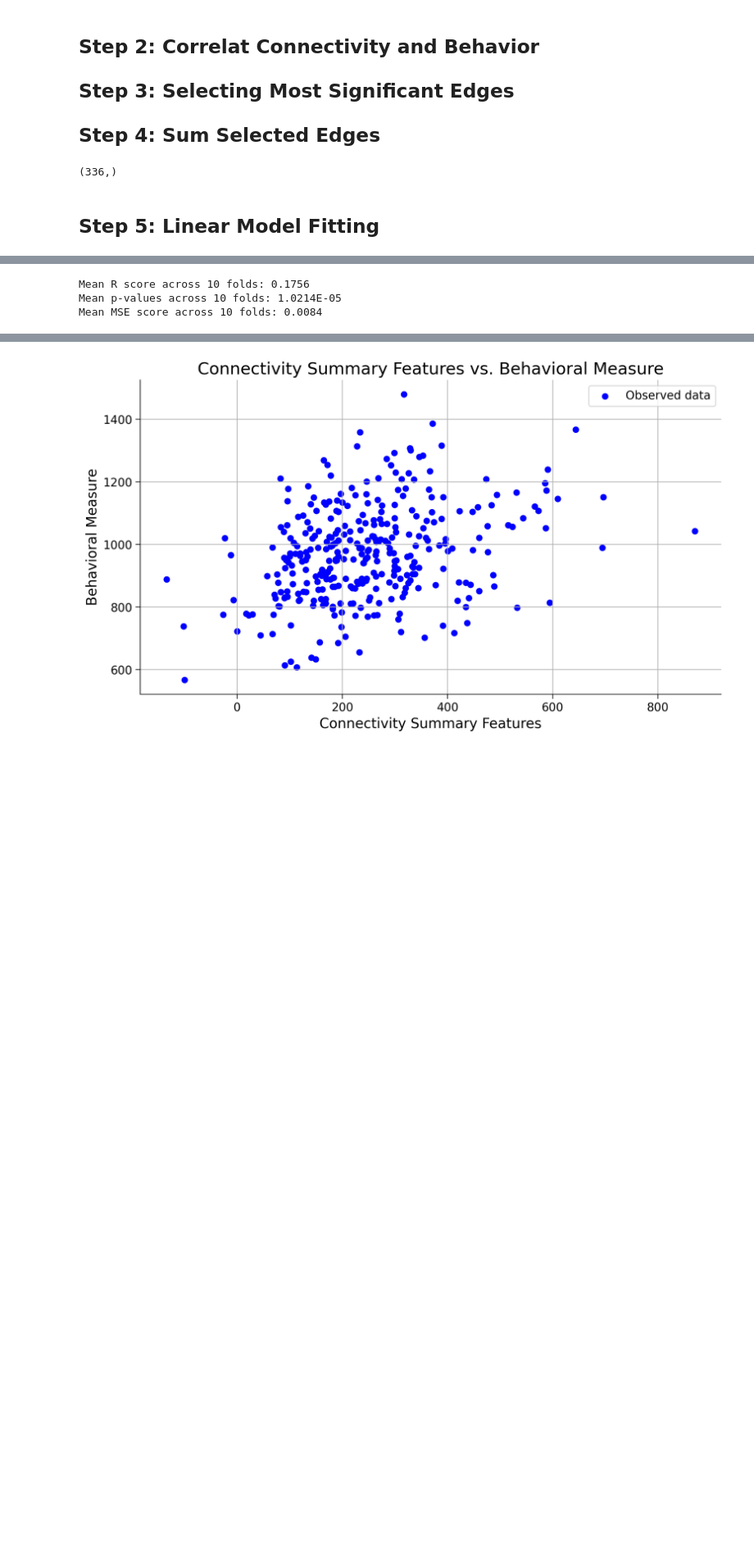
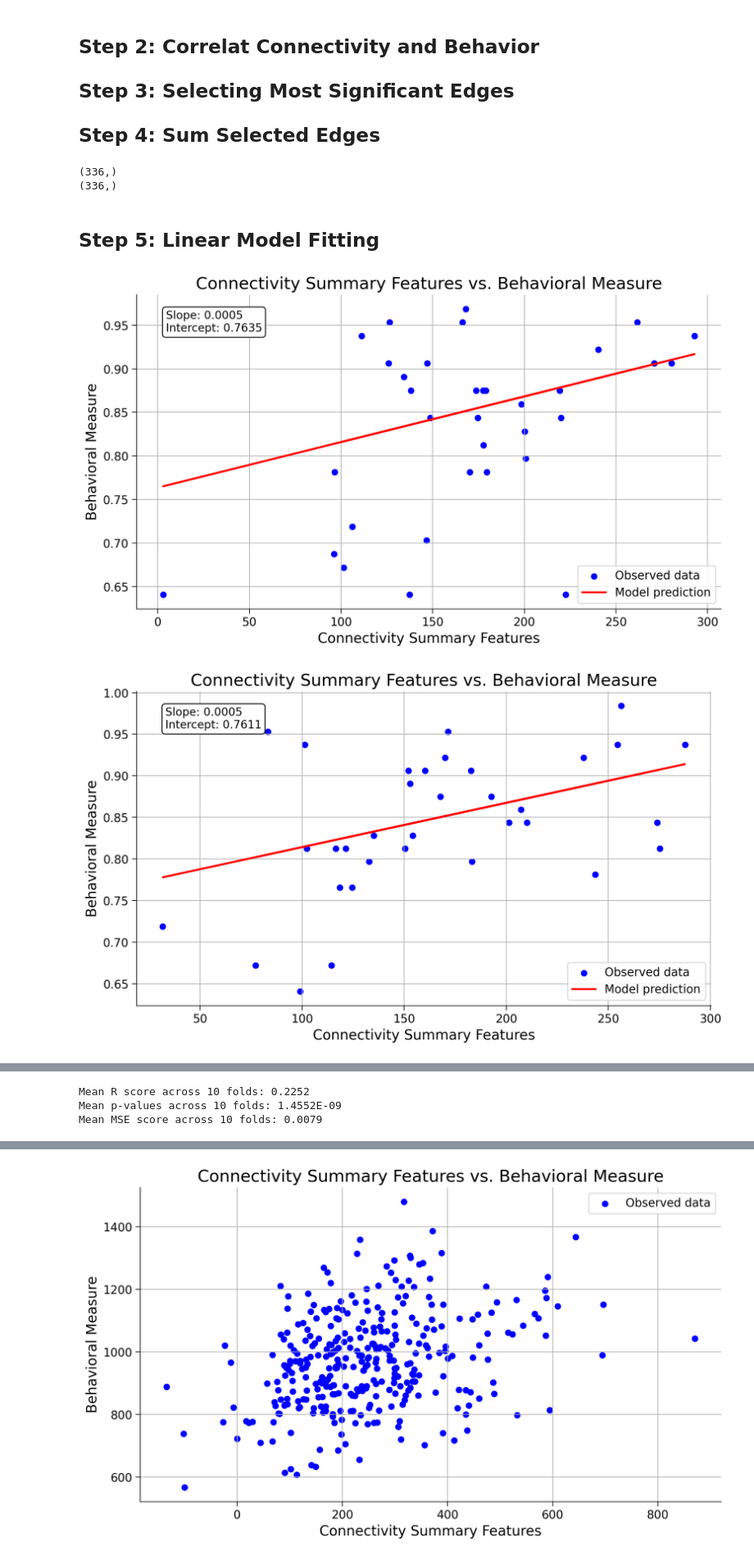
Before and after one commit to MJulaie/Neuromatch-HCP-Working-Memory, a Jupyter notebook: notebooks/CPM_V2.ipynb, the cells around one changed output, grey strips where cells are left out. Shown at 82% size. Cells and saved outputs as stored; diff of their text form; code cells hidden in the pictures; blank space fills up the shorter version.

Commit message:
Separation of positive and negative edges

```diff
--- a/notebooks/CPM_V2.ipynb
+++ b/notebooks/CPM_V2.ipynb
@@ -419,32 +419,41 @@ print(y.shape)
 from scipy.stats import pearsonr
 def select_significant_edges(X, y, p_threshold=0.01):
         num_edges = X.shape[1]
-        significant_edges = np.zeros(num_edges, dtype=bool)
+        positive_significant_edges = np.zeros(num_edges, dtype=bool)
+        negative_significant_edges = np.zeros(num_edges, dtype=bool)
 
         for edge in range(num_edges):
             r, p = pearsonr(X[:, edge], y)
             if p < p_threshold:
-                significant_edges[edge] = True
+                if r > 0:
+                    positive_significant_edges[edge] = True
+                if r < 0:
+                    negative_significant_edges[edge] = True
 
-        return significant_edges
+        return positive_significant_edges, negative_significant_edges
 
 def create_summary_features(X, significant_edges):
     return X[:, significant_edges].sum(axis=1)
 # %%
-significant_edges = select_significant_edges(X, y)
+positive_significant_edges, negative_significant_edges = select_significant_edges(X, y)
 
     # Create summary features
-X_summary = create_summary_features(X, significant_edges)
-print(X_summary.shape)
+X_summary_positive = create_summary_features(X, positive_significant_edges)
+X_summary_negative = create_summary_features(X, negative_significant_edges)
+print(X_summary_positive.shape)
+print(X_summary_negative.shape)
 # %% [output]
 (336,)
+(336,)
 # %% [markdown]
 ## Step 5: Linear Model Fitting
 # %%
 %run ./linear_regression.ipynb
 # %%
-result = kfold_cross_validation(X_summary.reshape(-1, 1), y, plotting=False)
-print(f"Mean R score across 10 folds: {result[0]:.4f}")
-print(f"Mean p-values across 10 folds: {result[2][0]:.4E}")
-print(f"Mean MSE score across 10 folds: {result[1]:.4f}")
+positive_result = kfold_cross_validation(X_summary_positive.reshape(-1, 1), y, plotting=True)
+print(f"Mean R score across 10 folds: {positive_result[0]:.4f}")
+print(f"Mean p-values across 10 folds: {positive_result[2][0]:.4E}")
+print(f"Mean MSE score across 10 folds: {positive_result[1]:.4f}")
 # %% [output]
+[figure, added]
+[figure, added]
@@ -451,3 +468,3 @@ print(f"Mean MSE score across 10 folds: {result[1]:.4f}")
-Mean R score across 10 folds: 0.1756
-Mean p-values across 10 folds: 1.0214E-05
-Mean MSE score across 10 folds: 0.0084
+Mean R score across 10 folds: 0.2252
+Mean p-values across 10 folds: 1.4552E-09
+Mean MSE score across 10 folds: 0.0079
```
Also changed, not shown: parts of 2 cells of this notebook, 1 other file.
